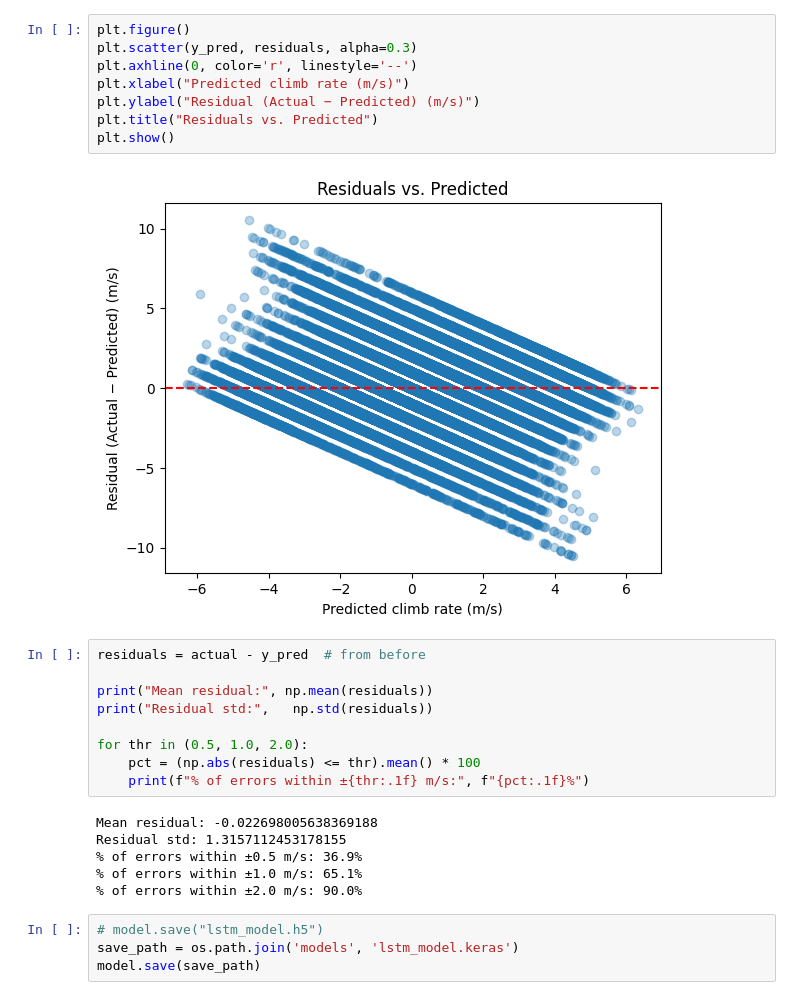
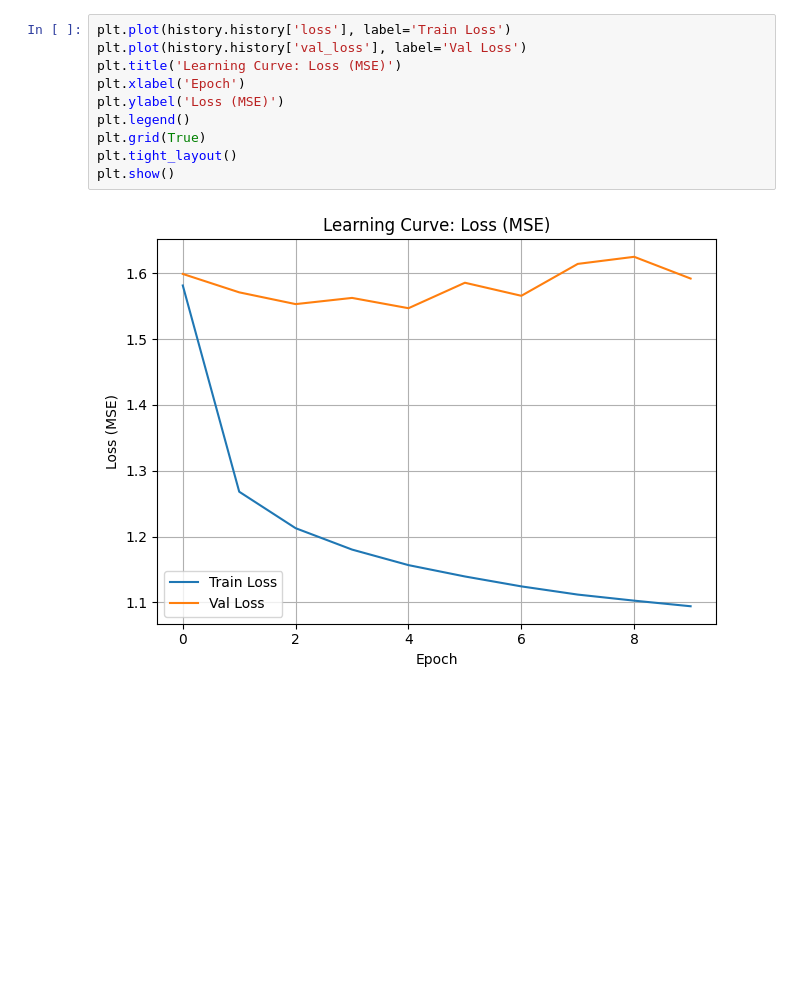
Before and after one commit to SerkanKurd/Paragliding_Flight_Analyses, a Jupyter notebook: app/machinelearning.ipynb, the cells around one changed output. Cells and saved outputs as stored; diff of their text form; blank space fills up the shorter version.

```diff
--- a/app/machinelearning.ipynb
+++ b/app/machinelearning.ipynb
@@ -245,29 +244,12 @@ plt.show()
-# %%
-plt.figure()
-plt.scatter(y_pred, residuals, alpha=0.3)
-plt.axhline(0, color='r', linestyle='--')
-plt.xlabel("Predicted climb rate (m/s)")
-plt.ylabel("Residual (Actual − Predicted) (m/s)")
-plt.title("Residuals vs. Predicted")
-plt.show()
-# %% [output]
-[figure, removed]
-# %%
-residuals = actual - y_pred  # from before
-
-print("Mean residual:", np.mean(residuals))
-print("Residual std:",   np.std(residuals))
-
-for thr in (0.5, 1.0, 2.0):
-    pct = (np.abs(residuals) <= thr).mean() * 100
-    print(f"% of errors within ±{thr:.1f} m/s:", f"{pct:.1f}%")
-# %% [output]
-Mean residual: -0.022698005638369188
-Residual std: 1.3157112453178155
-% of errors within ±0.5 m/s: 36.9%
-% of errors within ±1.0 m/s: 65.1%
-% of errors within ±2.0 m/s: 90.0%
-# %%
-# model.save("lstm_model.h5")
-save_path = os.path.join('models', 'lstm_model.keras')
-model.save(save_path)
+# %%
+plt.plot(history.history['loss'], label='Train Loss')
+plt.plot(history.history['val_loss'], label='Val Loss')
+plt.title('Learning Curve: Loss (MSE)')
+plt.xlabel('Epoch')
+plt.ylabel('Loss (MSE)')
+plt.legend()
+plt.grid(True)
+plt.tight_layout()
+plt.show()
+# %% [output]
+[figure, added]
```
Also changed, not shown: parts of 19 cells of this notebook, 1 other file.
